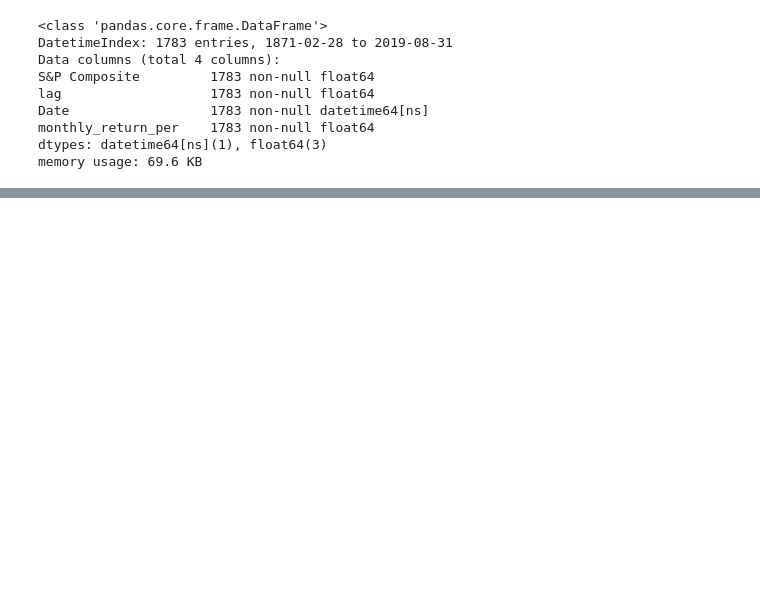
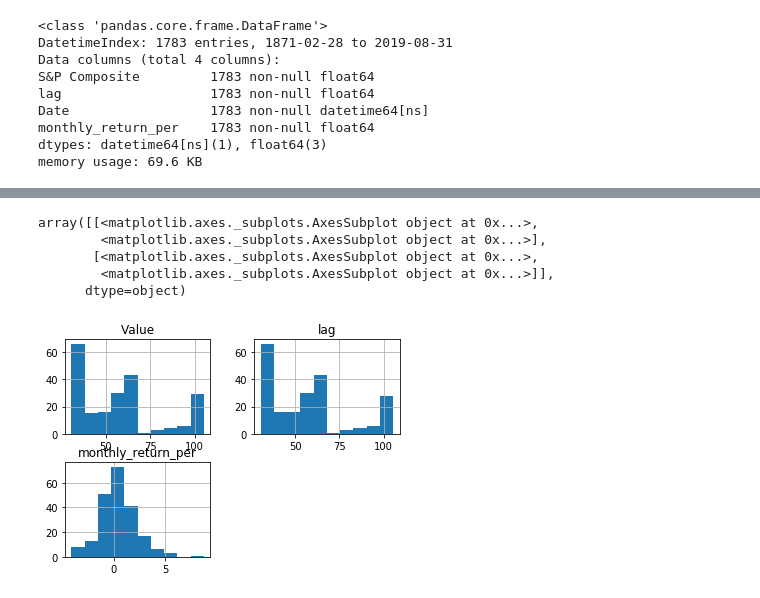
Before and after one commit to Carterbouley/mod_3_project, a Jupyter notebook: Josh Notebook.ipynb, the cells around one changed output, grey strips where cells are left out. Cells and saved outputs as stored; diff of their text form; code cells hidden in the pictures; blank space fills up the shorter version.

Commit message:
debt

```diff
--- a/Josh Notebook.ipynb
+++ b/Josh Notebook.ipynb
@@ -505,0 +528,3 @@ df1.head()
+# %%
+debt['lag'] = debt['Value'].shift(1)
+debt.head()
@@ -505,0 +539,12 @@ df1.head()
+# %%
+# Get the date in a new column to be able to merge tables on Date
+debt['Date'] = debt.index
+# %%
+# As there is no lagged Debt for the first date we delete the first row
+
+to_drop = debt.iloc[:1]
+debt.drop(to_drop.index, axis=0, inplace=True)
+# %%
+# The  monthly Debt returns is simply the rate of change between months ((t - t-1)/t-1)*100
+
+debt['monthly_return_per'] = ((debt['Value']-debt['lag'])/debt['lag'])*100
@@ -505,0 +585,9 @@ df1.head()
+# %%
+debt.hist()
+# %% [output]
+array([[<matplotlib.axes._subplots.AxesSubplot object at 0x...>,
+        <matplotlib.axes._subplots.AxesSubplot object at 0x...>],
+       [<matplotlib.axes._subplots.AxesSubplot object at 0x...>,
+        <matplotlib.axes._subplots.AxesSubplot object at 0x...>]],
+      dtype=object)
+[figure, added]
```
Also changed, not shown: parts of 27 cells of this notebook.
